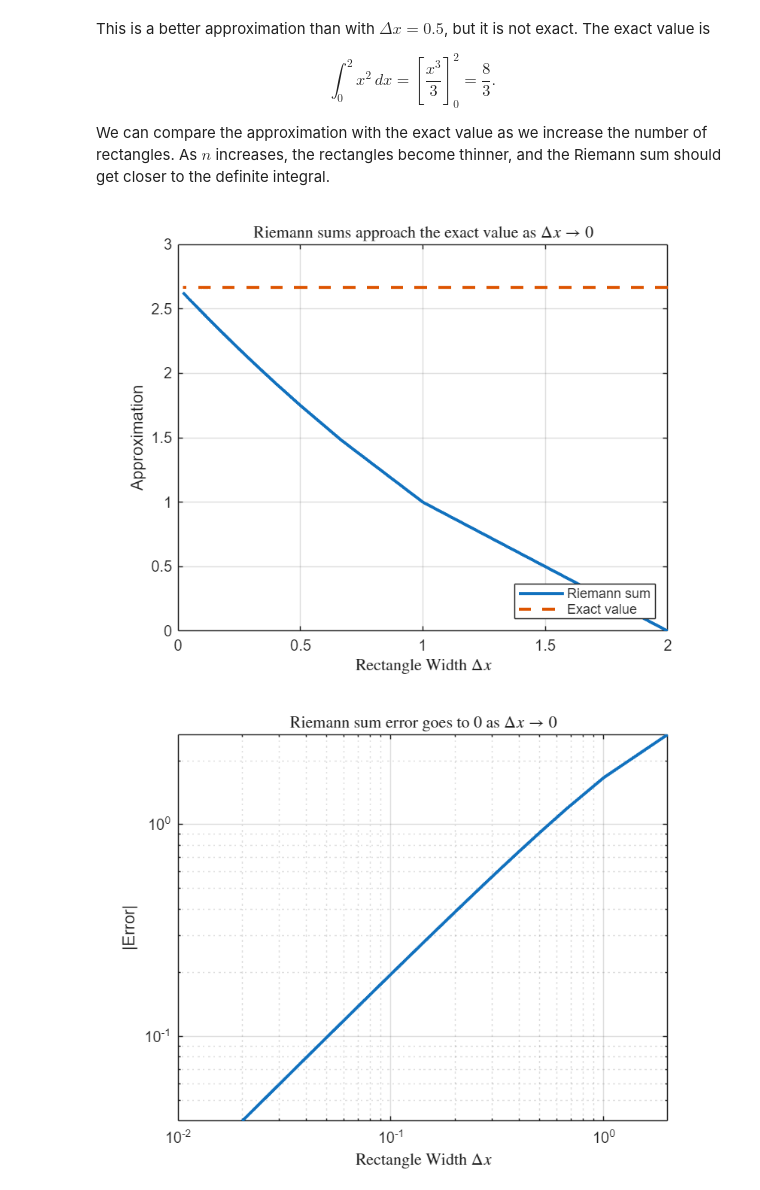
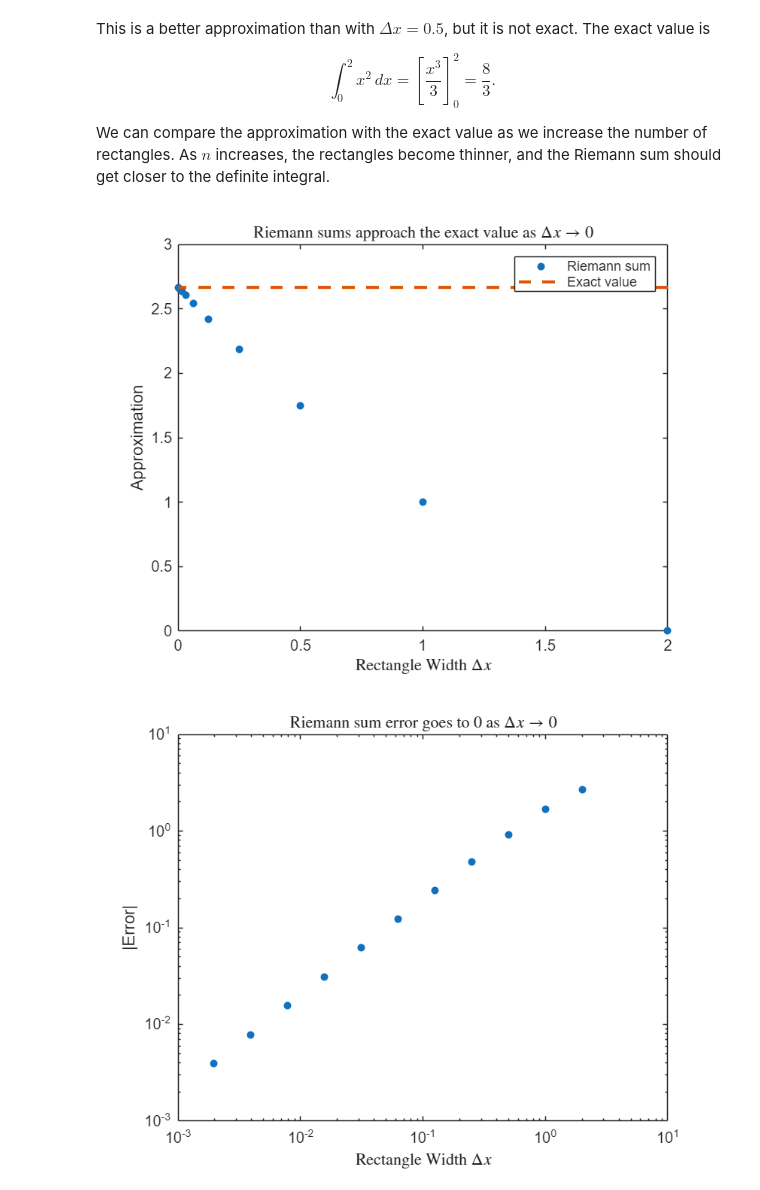
Before and after one commit to joelmiller/Laplace, a Jupyter notebook: docs/_sources/prereqs/IntegralRefresher.ipynb, the cells around one changed output. Cells and saved outputs as stored; diff of their text form; code cells hidden in the pictures.

```diff
--- a/docs/_sources/prereqs/IntegralRefresher.ipynb
+++ b/docs/_sources/prereqs/IntegralRefresher.ipynb
@@ -286,41 +286,40 @@ We can compare the approximation with the exact value as we increase the number
 
 
 a = 0;
 b = 2;
 exact_value = 8/3;
 
-n_values = 1:100;
+n_values = 2.^[0:10];
 Delta_x_values = (b-a)./n_values;
 riemann_sums = zeros(size(n_values));
 abs_errors = zeros(size(n_values));
 
 for k = 1:length(n_values)
     n = n_values(k);
     Delta_x = Delta_x_values(k);
     x_left = a + (0:n-1)*Delta_x;
     riemann_sums(k) = sum(x_left.^2)*Delta_x;
     abs_errors(k) = abs(exact_value - riemann_sums(k));
 end
 
 figure
-plot(Delta_x_values,riemann_sums,'LineWidth',2)
+plot(Delta_x_values,riemann_sums, '.', 'MarkerSize',15)
 hold on
 plot(Delta_x_values,exact_value*ones(size(Delta_x_values)),'--','LineWidth',2)
 xlabel('Rectangle Width  $\Delta x$','Interpreter','latex')
 ylabel('Approximation')
 title('Riemann sums approach the exact value as $\Delta x \to 0$','Interpreter','latex')
-legend('Riemann sum','Exact value','Location','southeast')
-grid on
+legend('Riemann sum','Exact value','Location','northeast')
+
 
 figure
-loglog(Delta_x_values,abs_errors,'LineWidth',2)
+loglog(Delta_x_values,abs_errors,'.','MarkerSize',15    )
 xlabel('Rectangle Width  $\Delta x$','Interpreter','latex')
 ylabel('|Error|')
 title('Riemann sum error goes to $0$ as $\Delta x \to 0$','Interpreter','latex')
-grid on
 # %% [output]
-[figure, old version]
+[figure, new version]
-[figure, old version]
+[figure, new version]
 # %% [markdown]
 #### Why Riemann sums matter later
 
```
Also changed, not shown: parts of 9 cells of this notebook, 6 other files.
